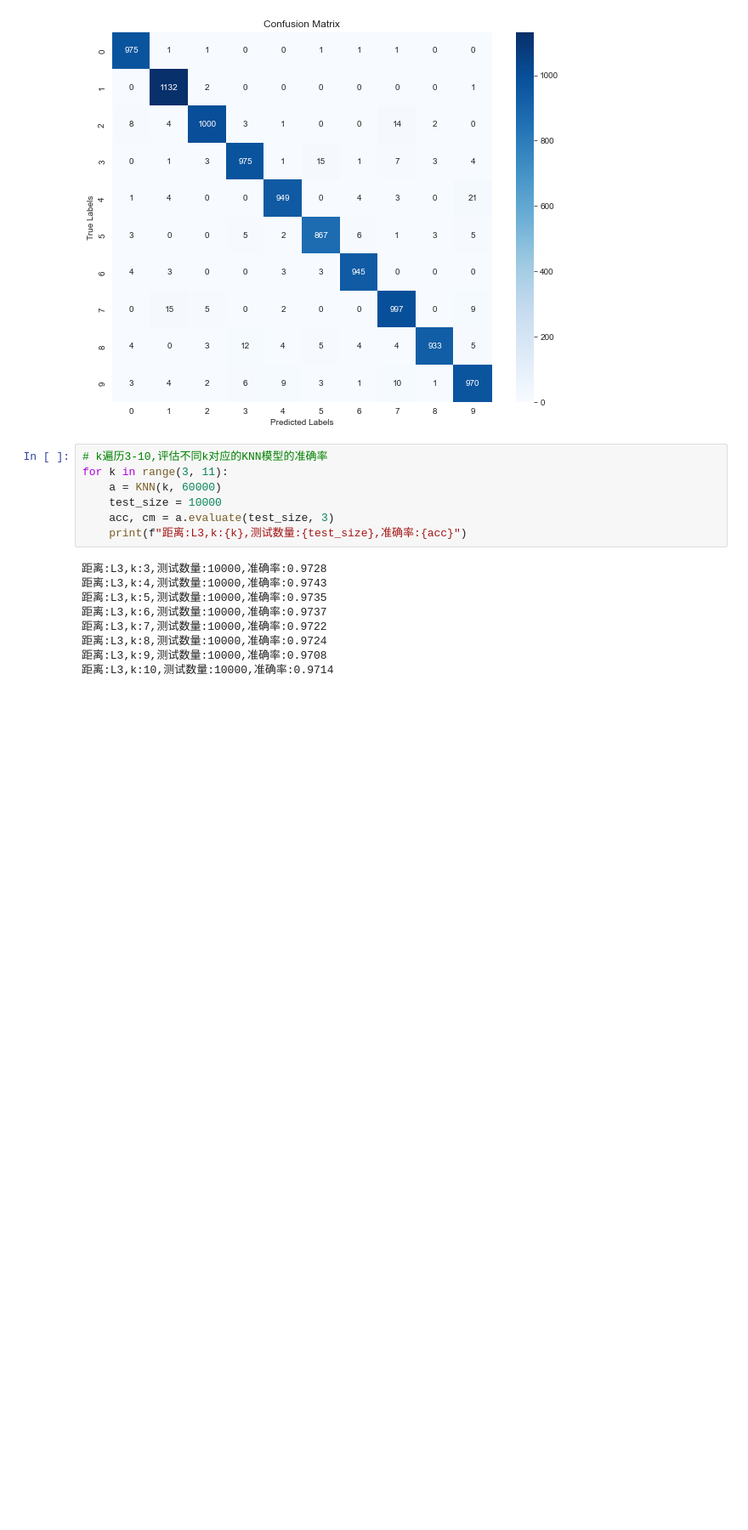
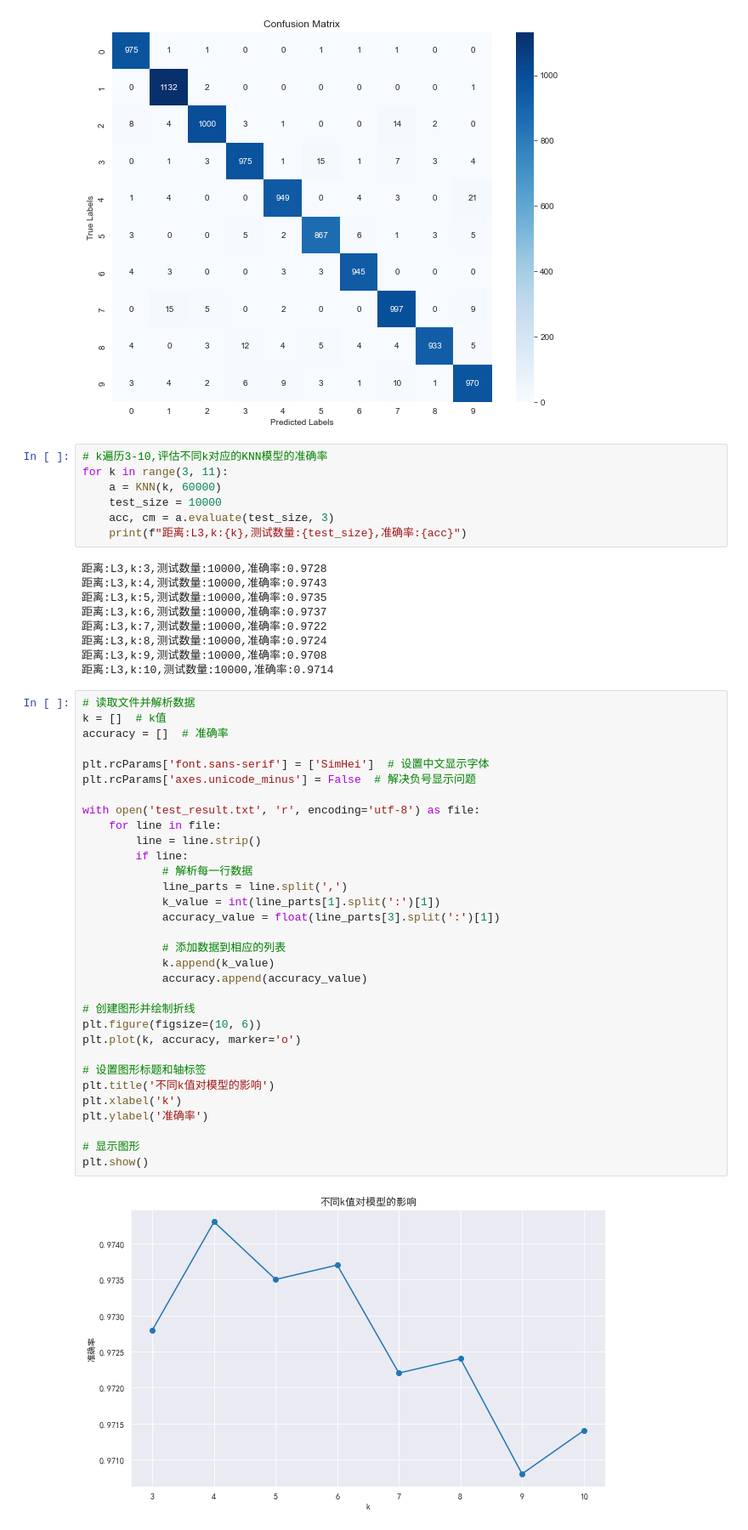
Before and after one commit to tevenu/HandwrittenDigitsClassification_KNN, a Jupyter notebook: KNN_evaluate.ipynb, the cells around one changed output. Shown at 85% size. Cells and saved outputs as stored; diff of their text form; blank space fills up the shorter version.

```diff
--- a/KNN_evaluate.ipynb
+++ b/KNN_evaluate.ipynb
@@ -149,3 +149,37 @@ for k in range(3, 11):
 距离:L3,k:8,测试数量:10000,准确率:0.9724
 距离:L3,k:9,测试数量:10000,准确率:0.9708
 距离:L3,k:10,测试数量:10000,准确率:0.9714
+# %%
+# 读取文件并解析数据
+k = []  # k值
+accuracy = []  # 准确率
+
+plt.rcParams['font.sans-serif'] = ['SimHei']  # 设置中文显示字体
+plt.rcParams['axes.unicode_minus'] = False  # 解决负号显示问题
+
+with open('test_result.txt', 'r', encoding='utf-8') as file:
+    for line in file:
+        line = line.strip()
+        if line:
+            # 解析每一行数据
+            line_parts = line.split(',')
+            k_value = int(line_parts[1].split(':')[1])
+            accuracy_value = float(line_parts[3].split(':')[1])
+
+            # 添加数据到相应的列表
+            k.append(k_value)
+            accuracy.append(accuracy_value)
+
+# 创建图形并绘制折线
+plt.figure(figsize=(10, 6))
+plt.plot(k, accuracy, marker='o')
+
+# 设置图形标题和轴标签
+plt.title('不同k值对模型的影响')
+plt.xlabel('k')
+plt.ylabel('准确率')
+
+# 显示图形
+plt.show()
+# %% [output]
+[figure, added]
```
